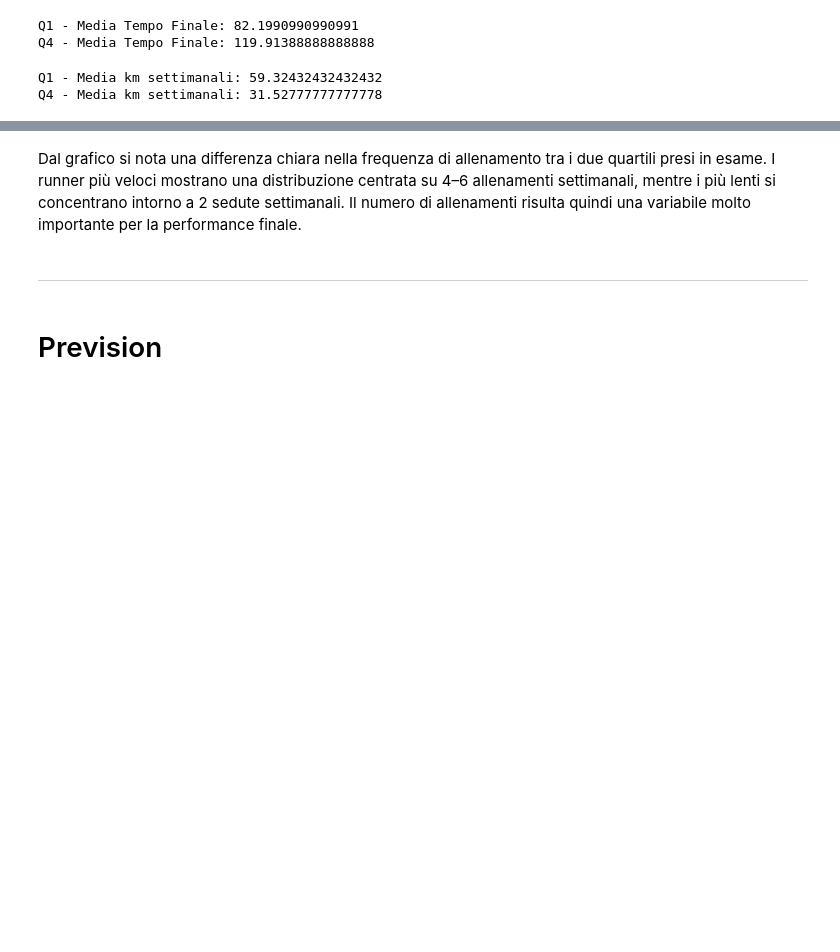
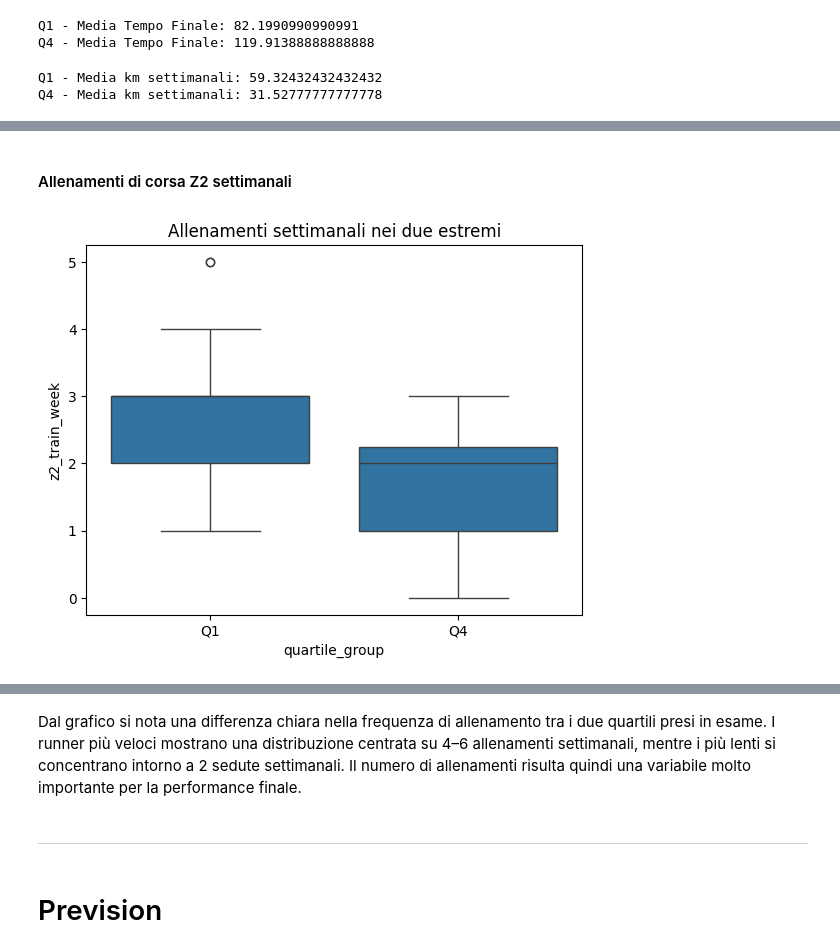
Before and after one commit to gabrynapo/HM_Time_Prediction_Thesis, a Jupyter notebook: data_cleaning.ipynb, the cells around one changed output, grey strips where cells are left out. Cells and saved outputs as stored; diff of their text form; code cells hidden in the pictures; blank space fills up the shorter version.

```diff
--- a/data_cleaning.ipynb
+++ b/data_cleaning.ipynb
@@ -333,0 +340,9 @@ plt.show()
+# %% [markdown]
+#### Allenamenti di corsa Z2 settimanali
+# %%
+sns.boxplot(data=df[df['quartile_group'].isin(['Q1', 'Q4'])],
+            x='quartile_group', y='z2_train_week', order=['Q1', 'Q4'])
+plt.title('Allenamenti settimanali nei due estremi')
+plt.show()
+# %% [output]
+[figure, added]
```
Also changed, not shown: parts of 34 cells of this notebook.
